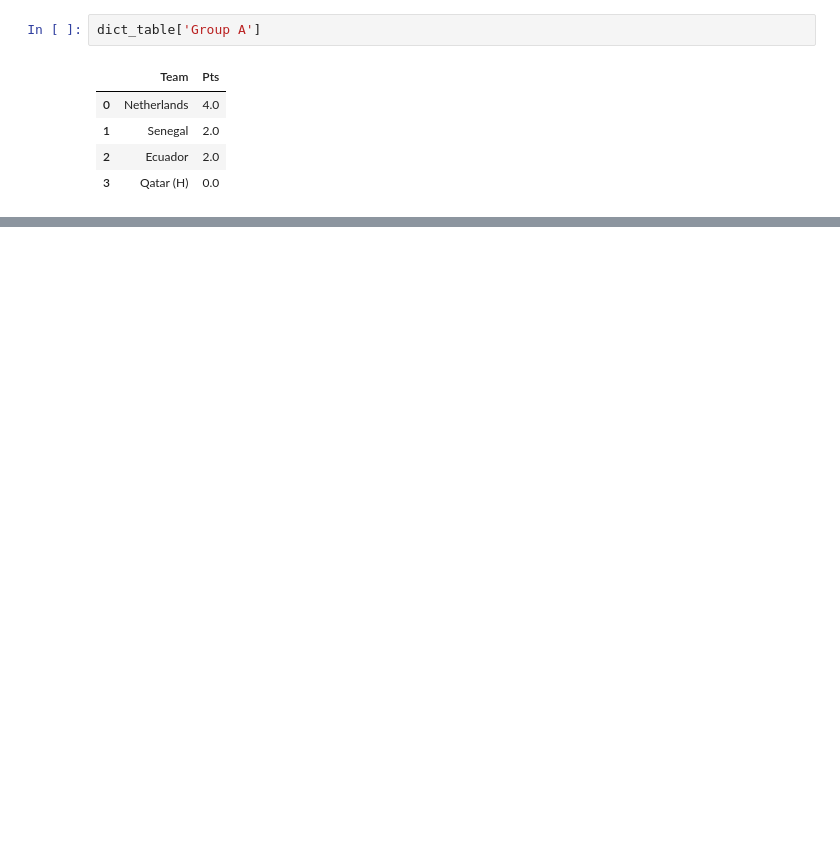
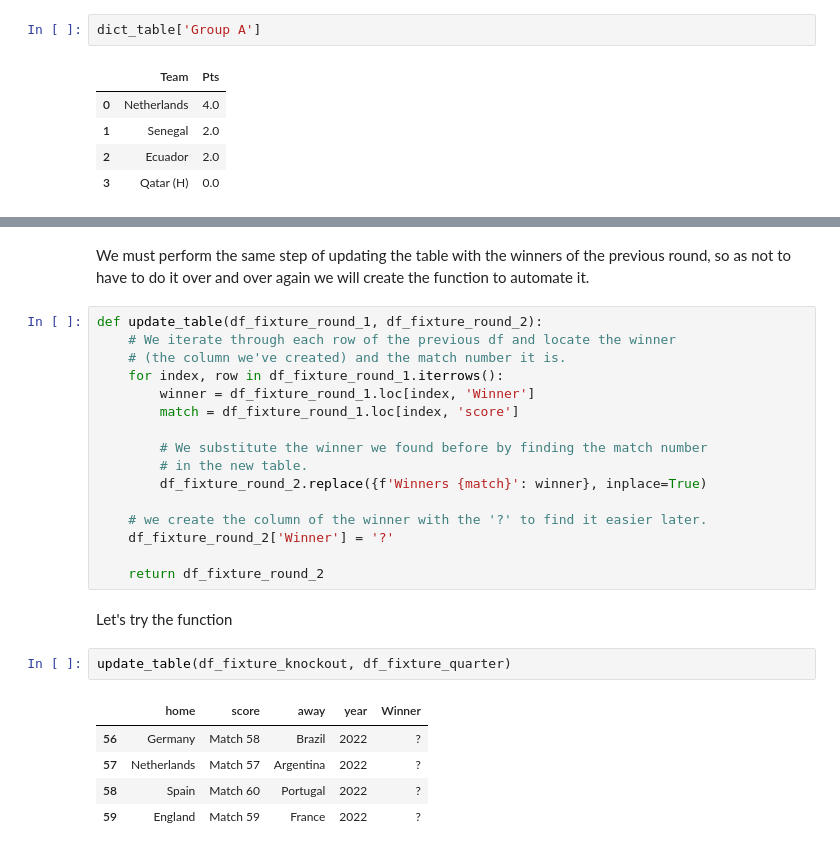
Before and after one commit to lluispelleja/World_Cup_Prediction_With_Python, a Jupyter notebook: WC2022_Prediction.ipynb, the cells around one changed output, grey strips where cells are left out. Drawn from its saved outputs; the diff is of its cells as text; blank space fills up the shorter version.

```diff
--- a/WC2022_Prediction.ipynb
+++ b/WC2022_Prediction.ipynb
@@ -134,0 +233,28 @@ dict_table['Group A']
+# %% [markdown]
+We must perform the same step of updating the table with the winners of the previous round, so as not to have to do it over and over again we will create the function to automate it.
+# %%
+def update_table(df_fixture_round_1, df_fixture_round_2):
+    # We iterate through each row of the previous df and locate the winner
+    # (the column we've created) and the match number it is.
+    for index, row in df_fixture_round_1.iterrows():
+        winner = df_fixture_round_1.loc[index, 'Winner']
+        match = df_fixture_round_1.loc[index, 'score']
+
+        # We substitute the winner we found before by finding the match number
+        # in the new table.
+        df_fixture_round_2.replace({f'Winners {match}': winner}, inplace=True)
+
+    # we create the column of the winner with the '?' to find it easier later.
+    df_fixture_round_2['Winner'] = '?'
+
+    return df_fixture_round_2
+# %% [markdown]
+Let's try the function
+# %%
+update_table(df_fixture_knockout, df_fixture_quarter)
+# %% [output]
+|  | home | score | away | year | Winner |
+| 56 | Germany | Match 58 | Brazil | 2022 | ? |
+| 57 | Netherlands | Match 57 | Argentina | 2022 | ? |
+| 58 | Spain | Match 60 | Portugal | 2022 | ? |
+| 59 | England | Match 59 | France | 2022 | ? |
```
Also changed, not shown: parts of 41 cells of this notebook.
